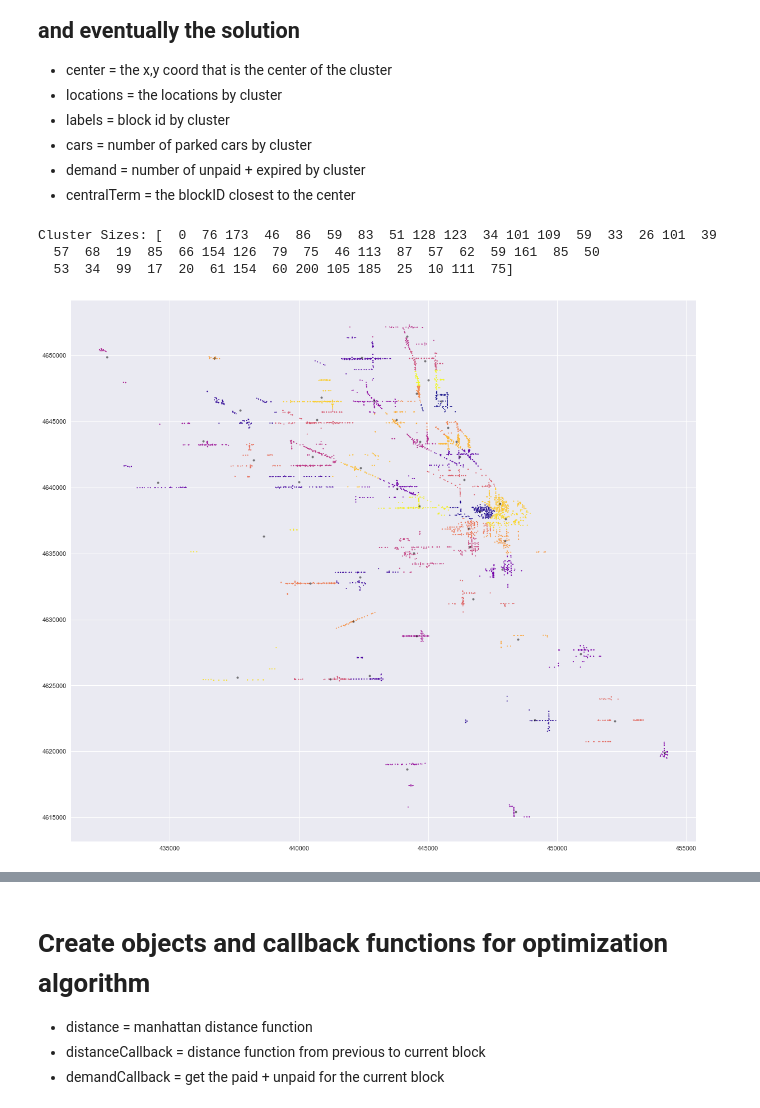
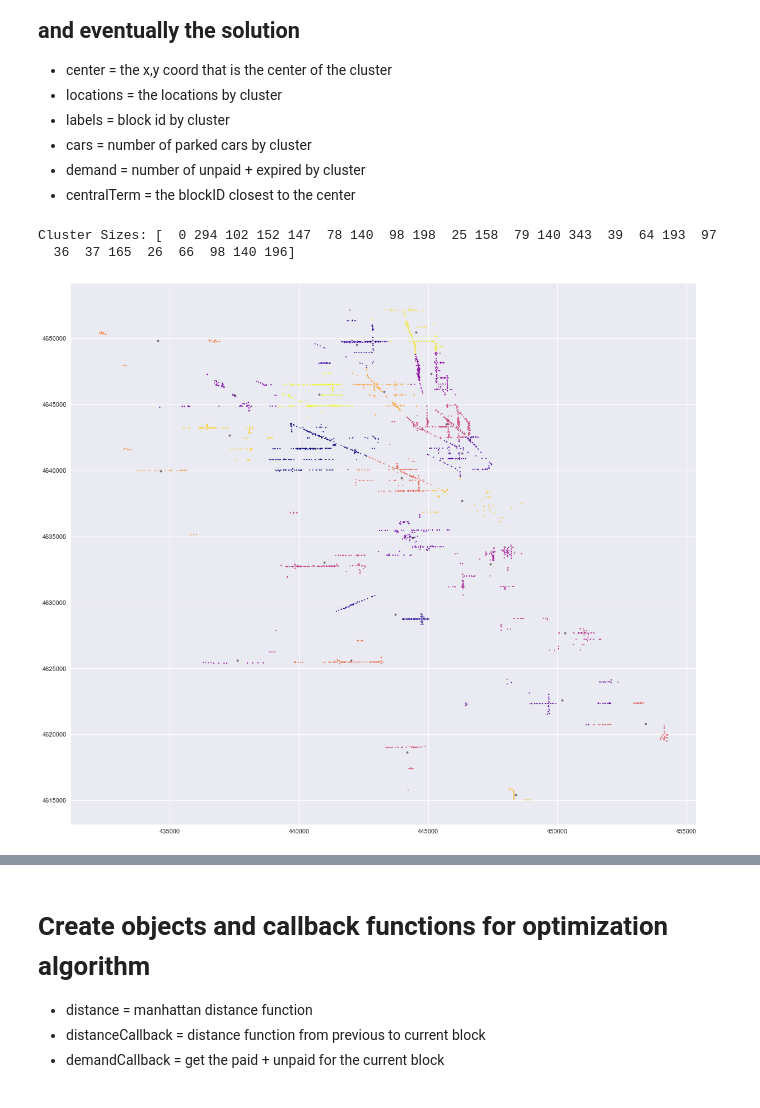
Before and after one commit to jswortz/Google-OR-Example, a Jupyter notebook: CPM Optimization March 2018.ipynb, the cells around one changed output, grey strips where cells are left out. Drawn from its saved outputs; the diff is of its cells as text; code cells hidden in the pictures.

```diff
--- a/CPM Optimization March 2018.ipynb
+++ b/CPM Optimization March 2018.ipynb
@@ -17,7 +17,8 @@ firstLine = True
 limiter = 9999999
 counter = 0
 cars = []
-with open('Copy of blocks_com_031318.csv', 'rb') as csvfile:
+megaCluster = []
+with open('Routing Data_2_031518_XY_MegaCluster.csv', 'rb') as csvfile:
     reader = csv.reader(csvfile, delimiter=',')
     for row in reader:
         if counter < limiter: #this is just a cap to QA the model with fewer locations
@@ -25,12 +26,13 @@ with open('Copy of blocks_com_031318.csv', 'rb') as csvfile:
                 firstLine = False
             else:
                 latLong = []
-                latLong.append(float(row[13]))
-                latLong.append(float(row[14]))
+                latLong.append(float(row[21]))
+                latLong.append(float(row[22]))
                 locations.append(latLong)
-                labels.append(row[0])
-                demands.append(float(row[17]))
-                cars.append(float(row[16]))
+                labels.append(row[1])
+                demands.append(float(row[24]))
+                cars.append(float(row[25]))
+                megaCluster.append(int(row[23]))
                 counter+=1
 
 
@@ -177,10 +167,25 @@ import numpy as np
 seed = 1234
 X = np.array(zip([x[0] for x in locations],[x[1] for x in locations]))
 
+fullData = {'locations': locations, 'labels': labels, 'cars': cars, 'demands': demands, 'megacluster': megaCluster}
+
+fullDS = pd.DataFrame.from_dict(fullData)
 
 
+nClusters = 25
 
-nClusters = 50
+kData ={key: {'center': None, 'locations': None, 'labels' : None, 'cars' : None, 'demand' : None,\
+              'centralTerm': None} for key in range(nClusters)}
+
+#now load up the megacluster first:
+
+megaData = fullDS.loc[fullDS['megacluster'] == 1]
+nonmegaData = fullDS.loc[fullDS['megacluster'] == 0]
+
+megaDict = megaData.to_dict(orient='list')
+nonMegaDict = nonmegaData.to_dict(orient='list')
+
+X = np.array(zip([x[0] for x in nonMegaDict['locations']],[x[1] for x in nonMegaDict['locations']]))
 
 fig=plt.figure(figsize=(18, 16), dpi= 80, facecolor='w', edgecolor='k')
 
@@ -191,39 +196,45 @@ kPred = kmeans.predict(X)
 
 plt.scatter(X[:, 0], X[:, 1], c=kPred, s=2, cmap='plasma')
 
 
 centers = kmeans.cluster_centers_
 plt.scatter(centers[:, 0], centers[:, 1], c='black', s=10, alpha=0.5)
 
 # print np.average(np.bincount(idx))
 closest, _ = pairwise_distances_argmin_min(centers, X)
 centerTerminals = [labels[c] for c in closest]
 kData ={key: {'center': None, 'locations': None, 'labels' : None, 'cars' : None, 'demand' : None,\
               'centralTerm': None} for key in range(nClusters)}
 # kData = {}
 for k in range(nClusters):
     klocations = []
     klabels = []
     kcars = []
     kdemand = []
-    for loc, lab, car, dem, kp in zip(locations, labels, cars, demands, kPred):
+    for loc, lab, car, dem, kp in zip(nonMegaDict['locations'], nonMegaDict['labels'],\
+                                      nonMegaDict['cars'], nonMegaDict['demands'], kPred):
         if kp == k:
             klocations.append(loc)
             klabels.append(lab)
             kcars.append(car)
             kdemand.append(dem)
 #     print(len(klocations))
-    kData[k].update({'center':centers[k], 'locations': klocations, 'labels': klabels, 'cars' : kcars, 'demand': kdemand, 'centralTerm' : centerTerminals[k]})
+kData.update({nClusters  : {'center':centers[k], 'locations': megaDict['locations'],
+                 'labels': megaDict['labels'], 'cars' : megaData['cars'], 'demand': megaData['demands'],\
+                             'centralTerm' : "LAZ GARAGE"}})
 
 # kData[0]
+
+#add megacluster
+
+
 cSizes = np.bincount(kPred + 1)
 print("Cluster Sizes: " + str(cSizes))
 # centers
 # %% [output]
-Cluster Sizes: [  0  76 173  46  86  59  83  51 128 123  34 101 109  59  33  26 101  39
-  57  68  19  85  66 154 126  79  75  46 113  87  57  62  59 161  85  50
-  53  34  99  17  20  61 154  60 200 105 185  25  10 111  75]
+Cluster Sizes: [  0 294 102 152 147  78 140  98 198  25 158  79 140 343  39  64 193  97
+  36  37 165  26  66  98 140 196]
-[figure, old version]
+[figure, new version]
 # %%
 #save cluster data to csv
 import datetime
```
Also changed, not shown: parts of 8 cells of this notebook, 2 other files.
